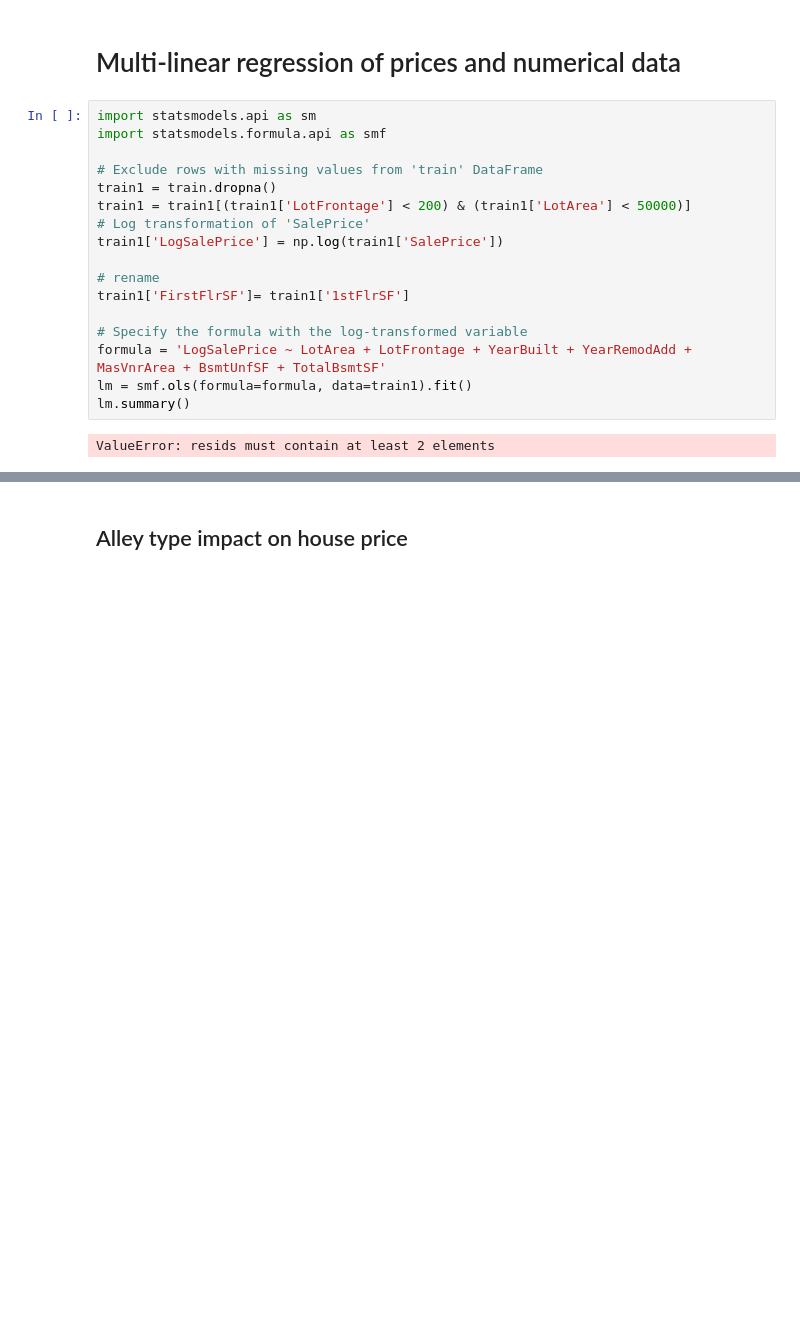
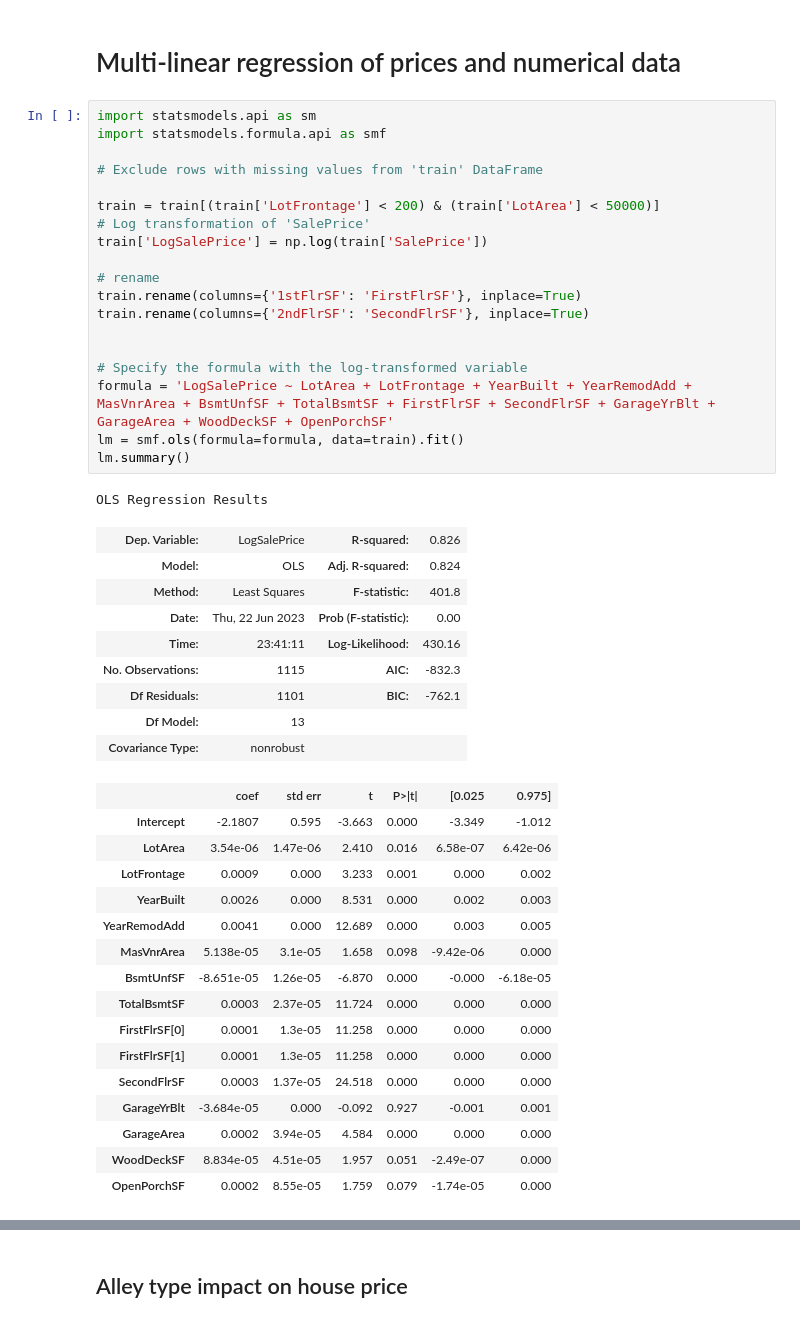
Before and after one commit to Yichen575/kaggle-projects, a Jupyter notebook: house-prices-advanced-regression-techniques/Analysis.ipynb, the cells around one changed output, grey strips where cells are left out. Saved outputs shown, nothing was run; the diff lists cells and outputs as text; blank space fills up the shorter version.

Commit message:
modify linear regression model

```diff
--- a/house-prices-advanced-regression-techniques/Analysis.ipynb
+++ b/house-prices-advanced-regression-techniques/Analysis.ipynb
@@ -208,19 +209,46 @@ plt.tight_layout()
 # %%
 import statsmodels.api as sm
 import statsmodels.formula.api as smf
 
 # Exclude rows with missing values from 'train' DataFrame
-train1 = train.dropna()
-train1 = train1[(train1['LotFrontage'] < 200) & (train1['LotArea'] < 50000)]
+
+train = train[(train['LotFrontage'] < 200) & (train['LotArea'] < 50000)]
 # Log transformation of 'SalePrice'
-train1['LogSalePrice'] = np.log(train1['SalePrice'])
+train['LogSalePrice'] = np.log(train['SalePrice'])
 
 # rename
-train1['FirstFlrSF']= train1['1stFlrSF']
+train.rename(columns={'1stFlrSF': 'FirstFlrSF'}, inplace=True)
+train.rename(columns={'2ndFlrSF': 'SecondFlrSF'}, inplace=True)
+
 
 # Specify the formula with the log-transformed variable
-formula = 'LogSalePrice ~ LotArea + LotFrontage + YearBuilt + YearRemodAdd + MasVnrArea + BsmtUnfSF + TotalBsmtSF'
-lm = smf.ols(formula=formula, data=train1).fit()
+formula = 'LogSalePrice ~ LotArea + LotFrontage + YearBuilt + YearRemodAdd + MasVnrArea + BsmtUnfSF + TotalBsmtSF + FirstFlrSF + SecondFlrSF + GarageYrBlt + GarageArea + WoodDeckSF + OpenPorchSF'
+lm = smf.ols(formula=formula, data=train).fit()
 lm.summary()
 # %% [output]
-ValueError: resids must contain at least 2 elements
+OLS Regression Results
+| Dep. Variable: | LogSalePrice | R-squared: | 0.826 |
+| Model: | OLS | Adj. R-squared: | 0.824 |
+| Method: | Least Squares | F-statistic: | 401.8 |
+| Date: | Thu, 22 Jun 2023 | Prob (F-statistic): | 0.00 |
+| Time: | 23:41:11 | Log-Likelihood: | 430.16 |
+| No. Observations: | 1115 | AIC: | -832.3 |
+| Df Residuals: | 1101 | BIC: | -762.1 |
+| Df Model: | 13 |  |  |
+| Covariance Type: | nonrobust |  |  |
+|  | coef | std err | t | P>|t| | [0.025 | 0.975] |
+| Intercept | -2.1807 | 0.595 | -3.663 | 0.000 | -3.349 | -1.012 |
+| LotArea | 3.54e-06 | 1.47e-06 | 2.410 | 0.016 | 6.58e-07 | 6.42e-06 |
+| LotFrontage | 0.0009 | 0.000 | 3.233 | 0.001 | 0.000 | 0.002 |
+| YearBuilt | 0.0026 | 0.000 | 8.531 | 0.000 | 0.002 | 0.003 |
+| YearRemodAdd | 0.0041 | 0.000 | 12.689 | 0.000 | 0.003 | 0.005 |
+| MasVnrArea | 5.138e-05 | 3.1e-05 | 1.658 | 0.098 | -9.42e-06 | 0.000 |
+| BsmtUnfSF | -8.651e-05 | 1.26e-05 | -6.870 | 0.000 | -0.000 | -6.18e-05 |
+| TotalBsmtSF | 0.0003 | 2.37e-05 | 11.724 | 0.000 | 0.000 | 0.000 |
+| FirstFlrSF[0] | 0.0001 | 1.3e-05 | 11.258 | 0.000 | 0.000 | 0.000 |
+| FirstFlrSF[1] | 0.0001 | 1.3e-05 | 11.258 | 0.000 | 0.000 | 0.000 |
+| SecondFlrSF | 0.0003 | 1.37e-05 | 24.518 | 0.000 | 0.000 | 0.000 |
+| GarageYrBlt | -3.684e-05 | 0.000 | -0.092 | 0.927 | -0.001 | 0.001 |
+| GarageArea | 0.0002 | 3.94e-05 | 4.584 | 0.000 | 0.000 | 0.000 |
+| WoodDeckSF | 8.834e-05 | 4.51e-05 | 1.957 | 0.051 | -2.49e-07 | 0.000 |
+| OpenPorchSF | 0.0002 | 8.55e-05 | 1.759 | 0.079 | -1.74e-05 | 0.000 |
```
Also changed, not shown: parts of 3 cells of this notebook.
